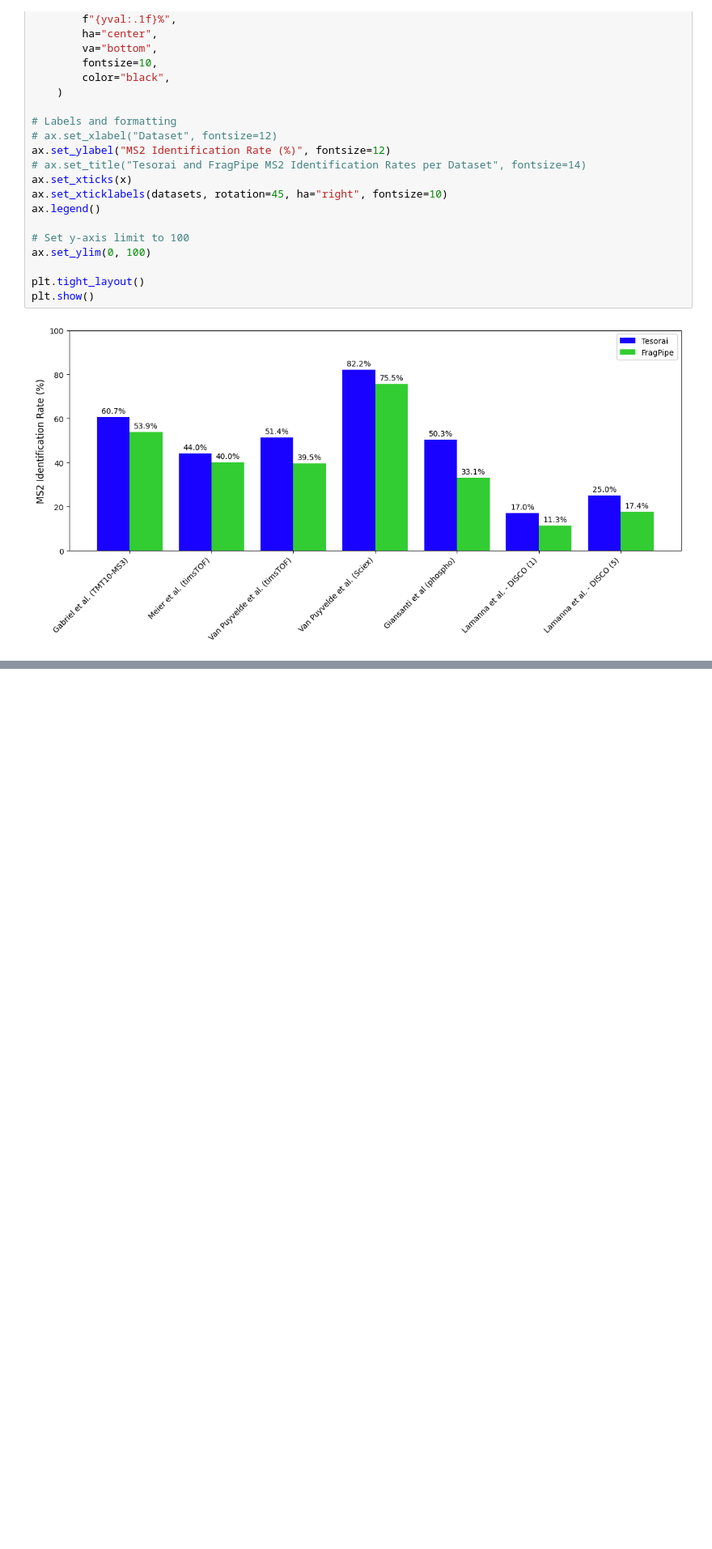
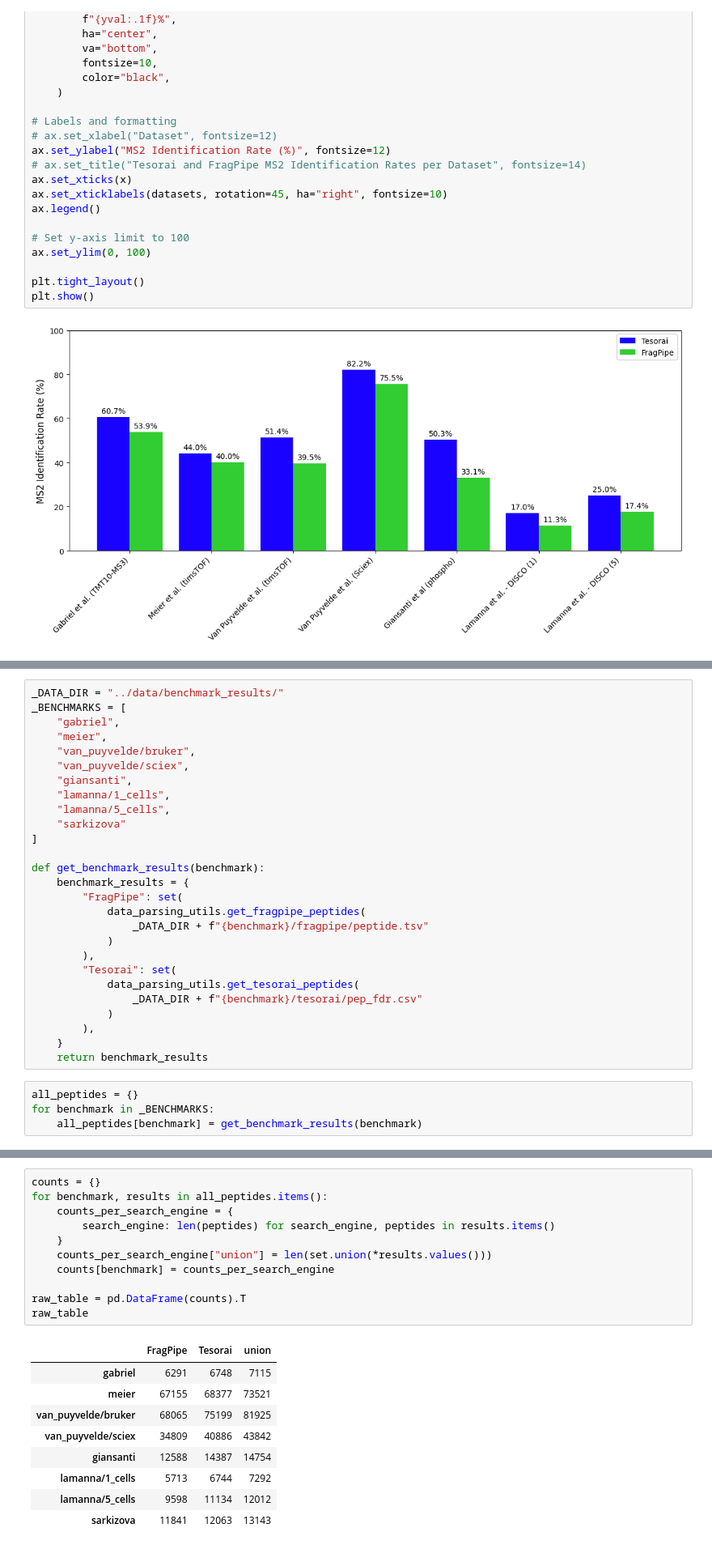
Before and after one commit to tesorai/tesorai_search, a Jupyter notebook: notebooks/figure_3.ipynb, the cells around one changed output, grey strips where cells are left out. Shown at 81% size. Saved outputs shown, nothing was run; the diff lists cells and outputs as text; blank space fills up the shorter version.

Commit message:
Added Supplementary Table 3 results

```diff
--- a/notebooks/fig3_ms2_identification_rate.ipynb
+++ b/notebooks/figure_3.ipynb
@@ -274,0 +279,31 @@ plt.show()
+# %%
+_DATA_DIR = "../data/benchmark_results/"
+_BENCHMARKS = [
+    "gabriel",
+    "meier",
+    "van_puyvelde/bruker",
+    "van_puyvelde/sciex",
+    "giansanti",
+    "lamanna/1_cells",
+    "lamanna/5_cells",
+    "sarkizova"
+]
+
+def get_benchmark_results(benchmark):
+    benchmark_results = {
+        "FragPipe": set(
+            data_parsing_utils.get_fragpipe_peptides(
+                _DATA_DIR + f"{benchmark}/fragpipe/peptide.tsv"
+            )
+        ),
+        "Tesorai": set(
+            data_parsing_utils.get_tesorai_peptides(
+                _DATA_DIR + f"{benchmark}/tesorai/pep_fdr.csv"
+            )
+        ),
+    }
+    return benchmark_results
+# %%
+all_peptides = {}
+for benchmark in _BENCHMARKS:
+    all_peptides[benchmark] = get_benchmark_results(benchmark)
@@ -274,0 +327,21 @@ plt.show()
+# %%
+counts = {}
+for benchmark, results in all_peptides.items():
+    counts_per_search_engine = {
+        search_engine: len(peptides) for search_engine, peptides in results.items()
+    }
+    counts_per_search_engine["union"] = len(set.union(*results.values()))
+    counts[benchmark] = counts_per_search_engine
+
+raw_table = pd.DataFrame(counts).T
+raw_table
+# %% [output]
+|  | FragPipe | Tesorai | union |
+| gabriel | 6291 | 6748 | 7115 |
+| meier | 67155 | 68377 | 73521 |
+| van_puyvelde/bruker | 68065 | 75199 | 81925 |
+| van_puyvelde/sciex | 34809 | 40886 | 43842 |
+| giansanti | 12588 | 14387 | 14754 |
+| lamanna/1_cells | 5713 | 6744 | 7292 |
+| lamanna/5_cells | 9598 | 11134 | 12012 |
+| sarkizova | 11841 | 12063 | 13143 |
```
Also changed, not shown: parts of 4 cells of this notebook.
